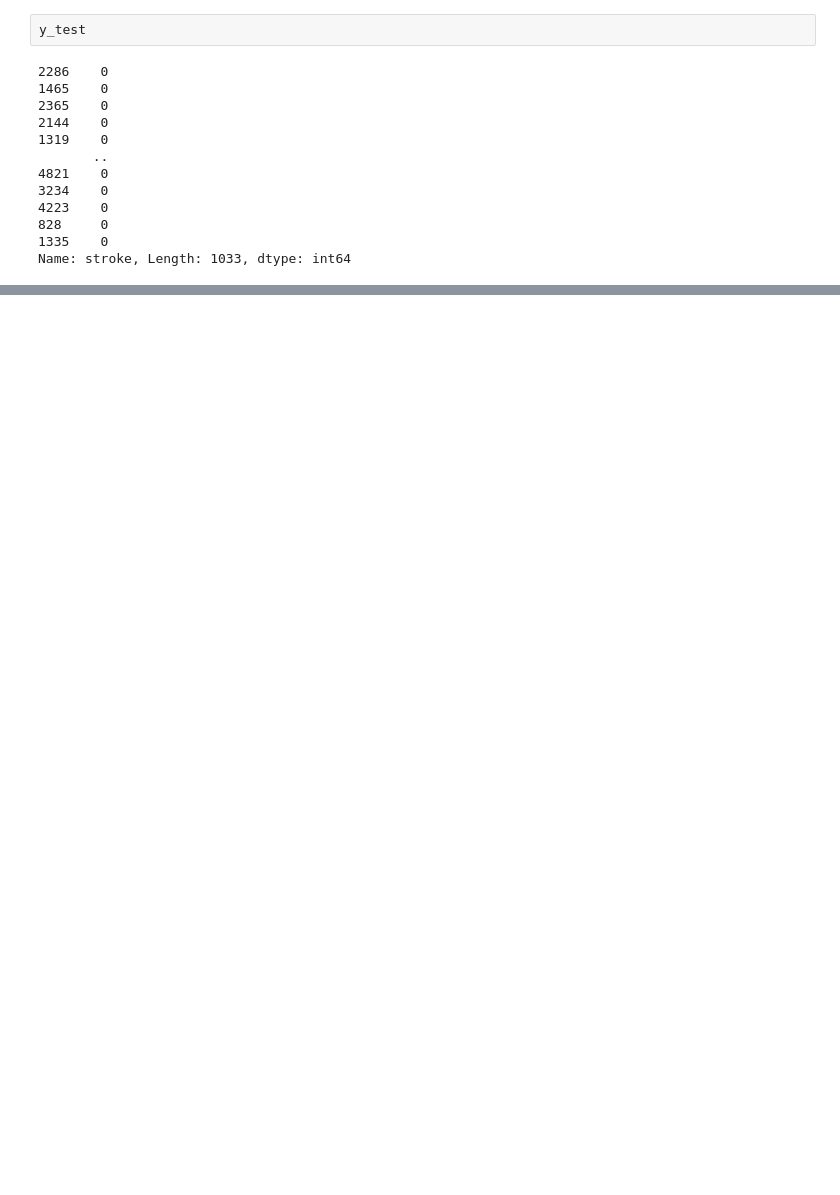
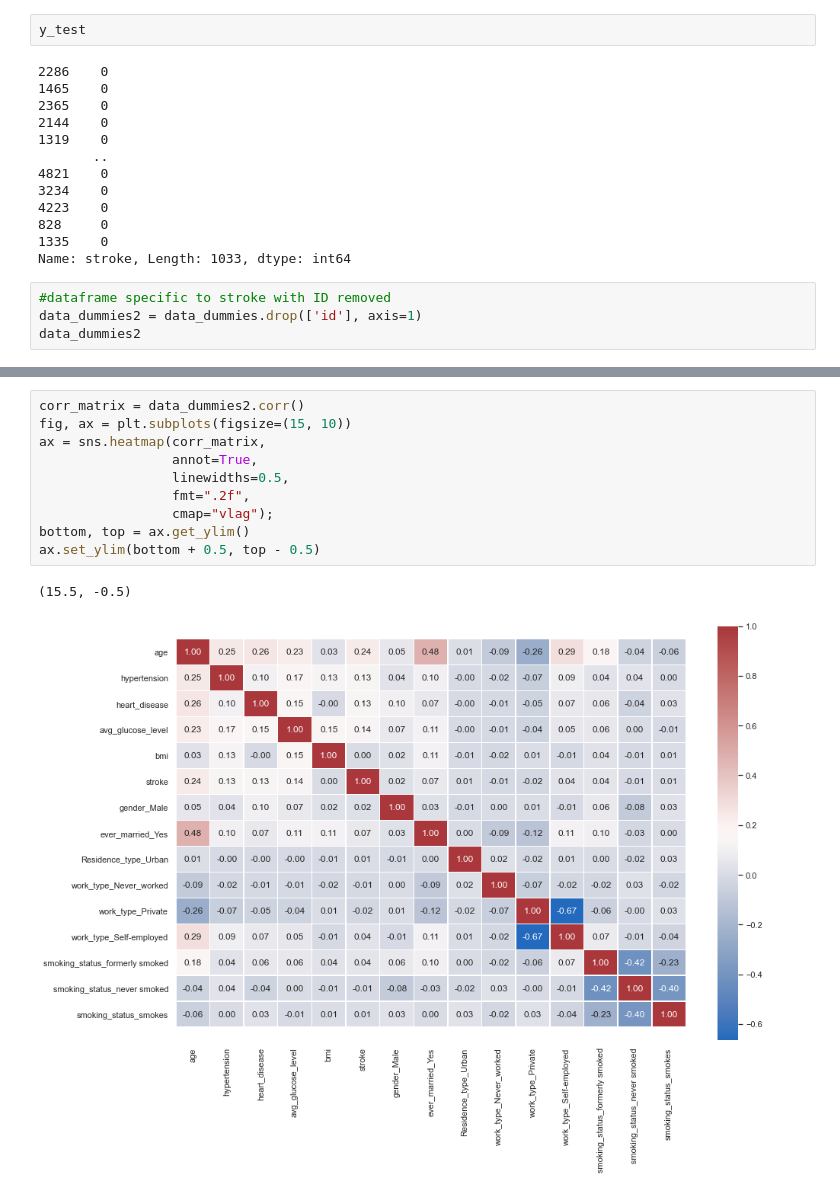
Before and after one commit to jcrettig/Final-Project---Group-1, a Jupyter notebook: adultStroke.ipynb, the cells around one changed output, grey strips where cells are left out. Cells and saved outputs as stored; diff of their text form; blank space fills up the shorter version.

```diff
--- a/adultStroke.ipynb
+++ b/adultStroke.ipynb
@@ -330,3 +327,7 @@ y_test
 828     0
 1335    0
 Name: stroke, Length: 1033, dtype: int64
+# %%
+#dataframe specific to stroke with ID removed
+data_dummies2 = data_dummies.drop(['id'], axis=1)
+data_dummies2
@@ -332,0 +348,13 @@ Name: stroke, Length: 1033, dtype: int64
+# %%
+corr_matrix = data_dummies2.corr()
+fig, ax = plt.subplots(figsize=(15, 10))
+ax = sns.heatmap(corr_matrix,
+                 annot=True,
+                 linewidths=0.5,
+                 fmt=".2f",
+                 cmap="vlag");
+bottom, top = ax.get_ylim()
+ax.set_ylim(bottom + 0.5, top - 0.5)
+# %% [output]
+(15.5, -0.5)
+[figure, added]
```
Also changed, not shown: parts of 16 cells of this notebook.
